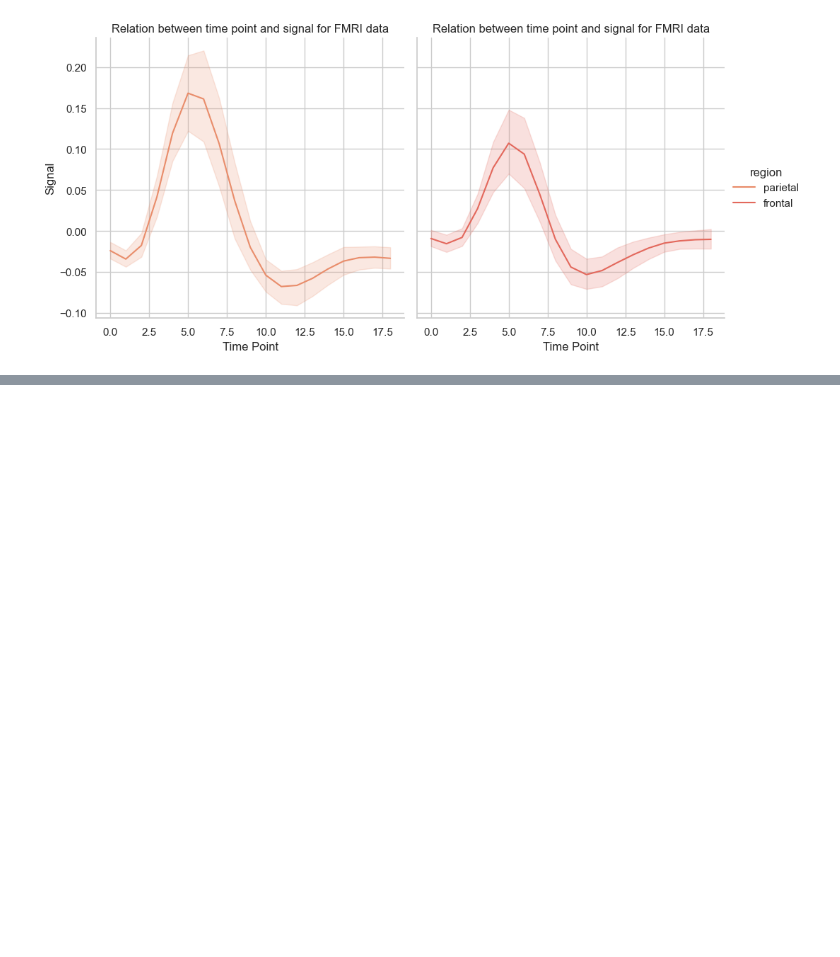
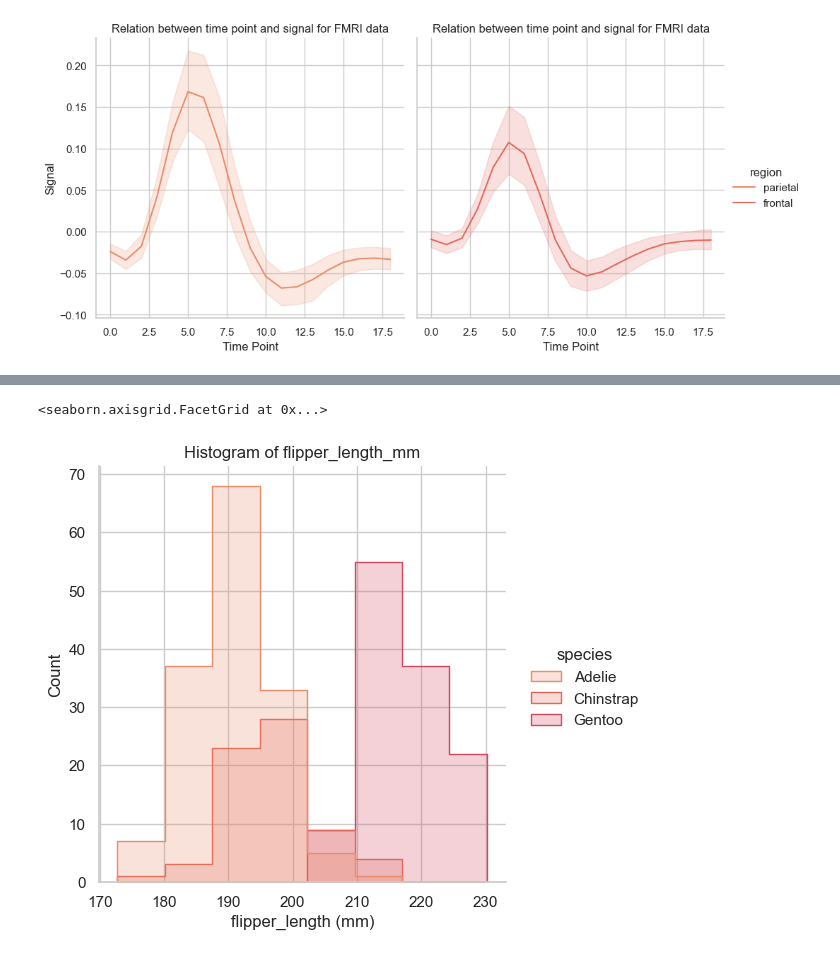
Before and after one commit to ShajibEwuCse19/Bongo-Dev-DS-AI-ML-Course-Practice-Repo, a Jupyter notebook: my-practice/data-visualization-using-seaborn-and-plotly.ipynb, the cells around one changed output, grey strips where cells are left out. Saved outputs shown, nothing was run; the diff lists cells and outputs as text; code cells hidden in the pictures; blank space fills up the shorter version.

```diff
--- a/my-practice/data-visualization-using-seaborn-and-plotly.ipynb
+++ b/my-practice/data-visualization-using-seaborn-and-plotly.ipynb
@@ -150,0 +203,16 @@ plot = sns.relplot(
+# %%
+sns.displot(
+    data=penguins,
+    x='flipper_length_mm',
+    bins=8,
+    shrink=0.8,
+    hue='species',
+    element='step', #step by step
+).set(
+    title='Histogram of flipper_length_mm',
+    xlabel='flipper_length (mm)',
+    ylabel='Count',
+)
+# %% [output]
+<seaborn.axisgrid.FacetGrid at 0x...>
+[figure, added]
```
Also changed, not shown: parts of 15 cells of this notebook.
